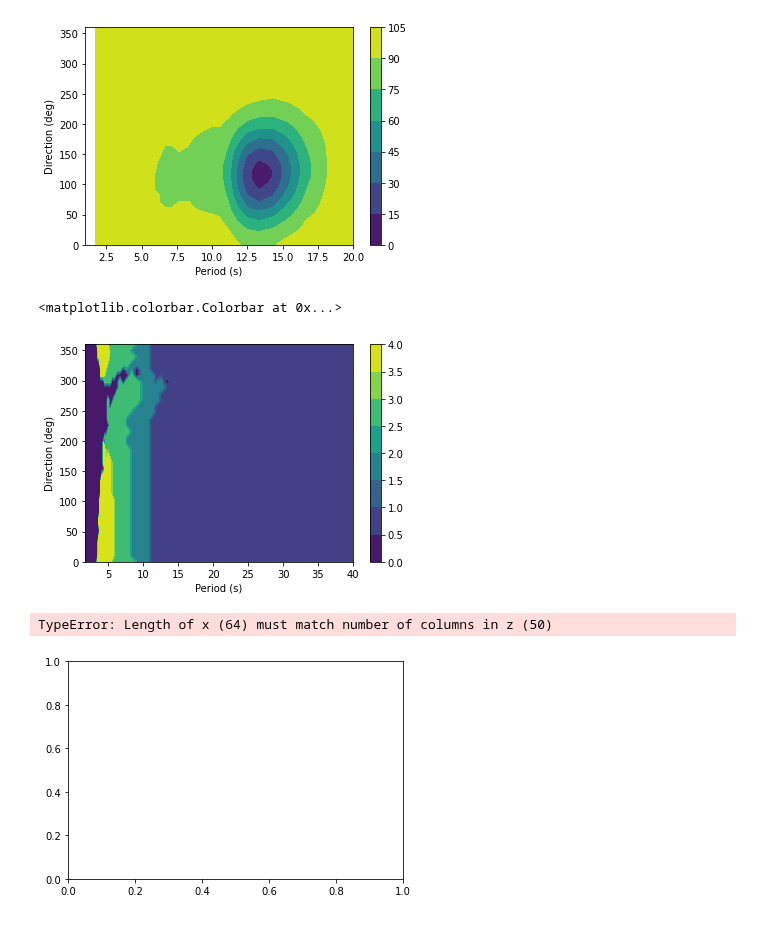
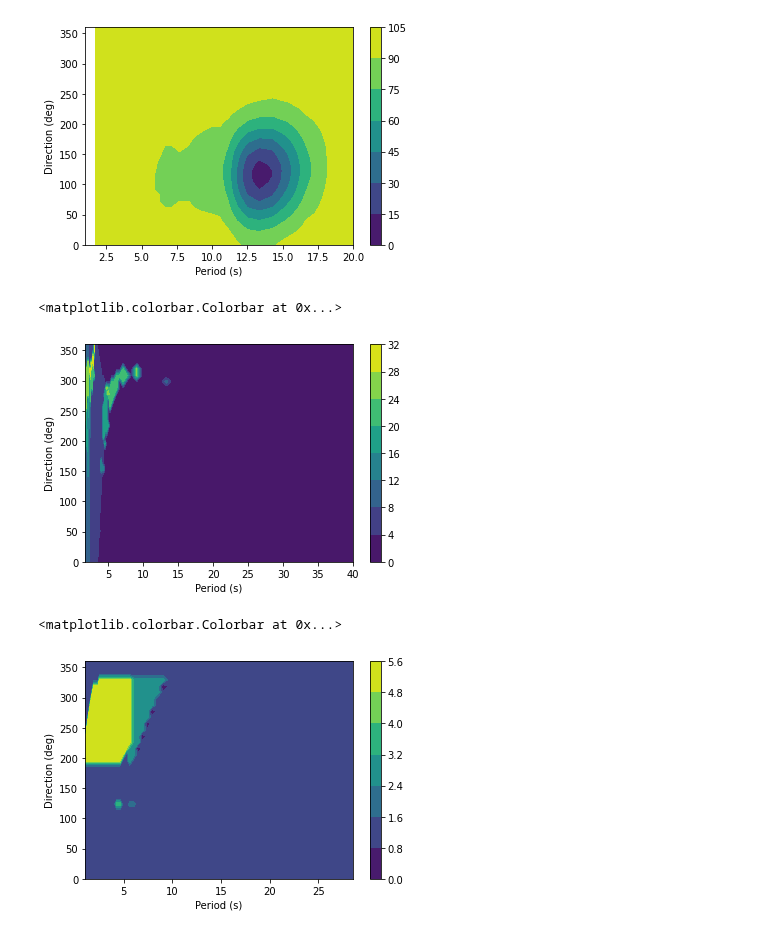
Before and after one commit to mpiannucci/surfrs, a Jupyter notebook: doc/frequency_spec.ipynb, the cells around one changed output. Drawn from its saved outputs; the diff is of its cells as text; code cells hidden in the pictures.

```diff
--- a/doc/frequency_spec.ipynb
+++ b/doc/frequency_spec.ipynb
@@ -41,4 +41,4 @@ parts = np.array( [1, 1, 1, 1, 1, 1, 1, 1, 1, 1, 1, 1, 1, 1, 2, 2, 2, 3, 3, 3, 3
-parts[parts > 4] = 0
+parts[parts > 5] = 0
 parts = parts.reshape((36, 64))
 
 plt.contourf(bf, dir, parts)
@@ -48,5 +48,5 @@ plt.ylabel('Direction (deg)')
 plt.colorbar()
 # %% [output]
 <matplotlib.colorbar.Colorbar at 0x...>
-[figure, old version]
+[figure, new version]
 # %%
@@ -54,11 +54,11 @@ fparts = np.array([1, 1, 1, 1, 1, 1, 1, 1, 1, 1, 1, 1, 1, 1, 1, 1, 1, 1, 1, 1, 1
-fparts[fparts > 4] = 0
+fparts[fparts > 5] = 0
 fparts = fparts.reshape((36, 50))
 
-plt.contourf(bf, dir, fparts)
+plt.contourf(ff, dir, fparts)
 #plt.imshow(parts)
 plt.xlabel('Period (s)')
 plt.ylabel('Direction (deg)')
 plt.colorbar()
 # %% [output]
-TypeError: Length of x (64) must match number of columns in z (50)
+<matplotlib.colorbar.Colorbar at 0x...>
-[figure, old version]
+[figure, new version]
```
